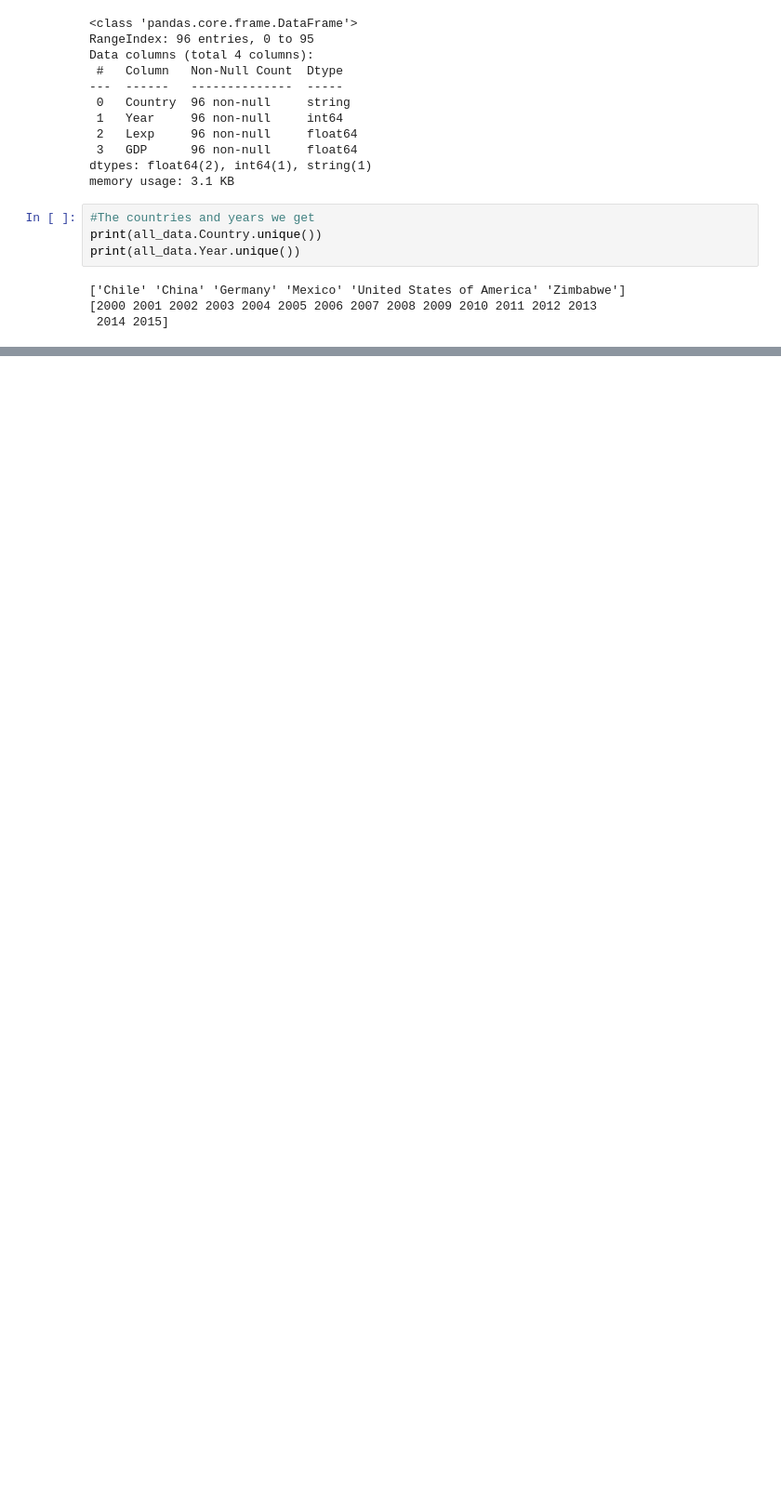
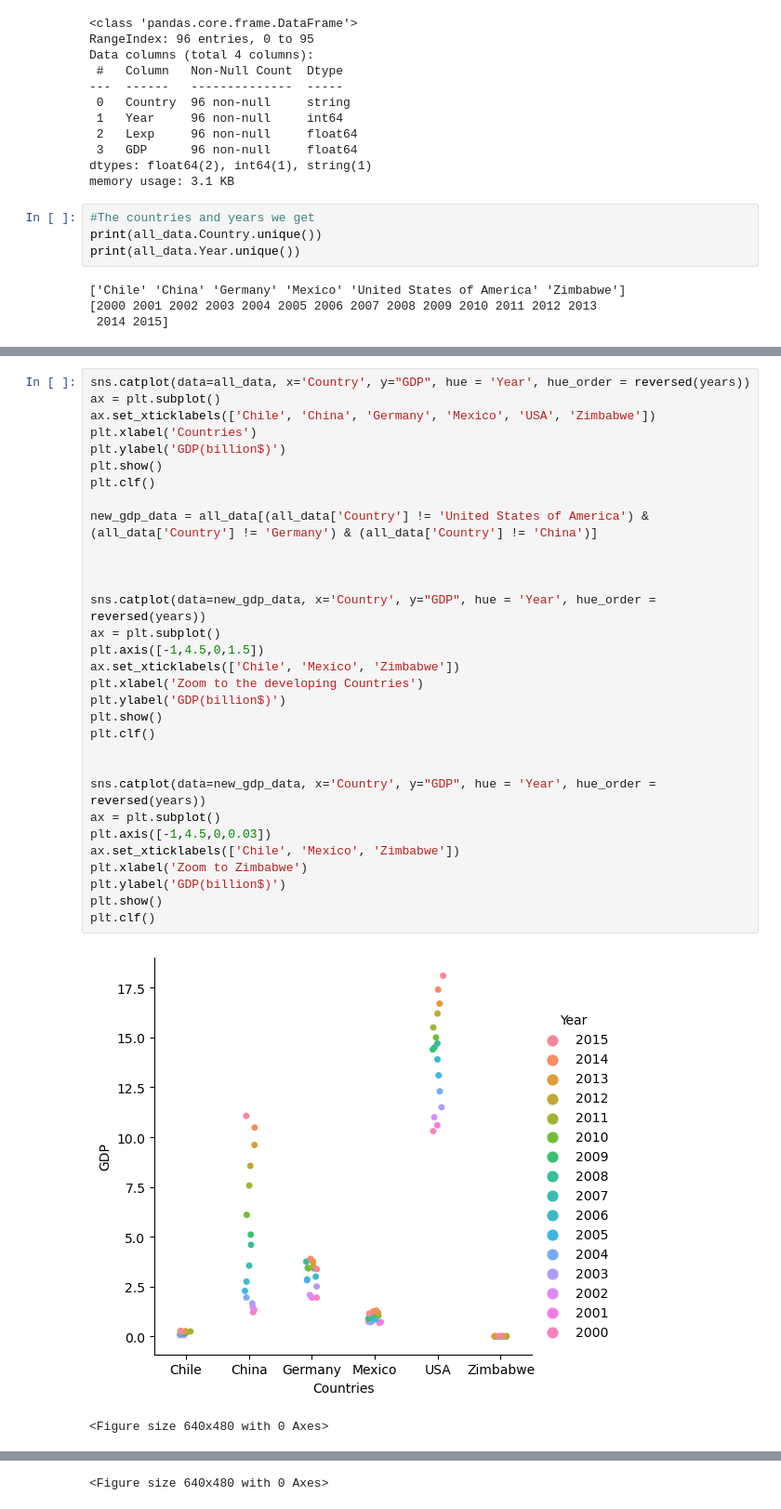
Before and after one commit to SzalayT/AnalyzProjects, a Jupyter notebook: life_expectancy_gdp.ipynb, the cells around one changed output, grey strips where cells are left out. Shown at 93% size. Drawn from its saved outputs; the diff is of its cells as text; blank space fills up the shorter version.

```diff
--- a/life_expectancy_gdp.ipynb
+++ b/life_expectancy_gdp.ipynb
@@ -94,0 +250,34 @@ KeyError: False
+# %%
+sns.catplot(data=all_data, x='Country', y="GDP", hue = 'Year', hue_order = reversed(years))
+ax = plt.subplot()
+ax.set_xticklabels(['Chile', 'China', 'Germany', 'Mexico', 'USA', 'Zimbabwe'])
+plt.xlabel('Countries')
+plt.ylabel('GDP(billion$)')
+plt.show()
+plt.clf()
+
+new_gdp_data = all_data[(all_data['Country'] != 'United States of America') & (all_data['Country'] != 'Germany') & (all_data['Country'] != 'China')]
+
+
+
+sns.catplot(data=new_gdp_data, x='Country', y="GDP", hue = 'Year', hue_order = reversed(years))
+ax = plt.subplot()
+plt.axis([-1,4.5,0,1.5])
+ax.set_xticklabels(['Chile', 'Mexico', 'Zimbabwe'])
+plt.xlabel('Zoom to the developing Countries')
+plt.ylabel('GDP(billion$)')
+plt.show()
+plt.clf()
+
+
+sns.catplot(data=new_gdp_data, x='Country', y="GDP", hue = 'Year', hue_order = reversed(years))
+ax = plt.subplot()
+plt.axis([-1,4.5,0,0.03])
+ax.set_xticklabels(['Chile', 'Mexico', 'Zimbabwe'])
+plt.xlabel('Zoom to Zimbabwe')
+plt.ylabel('GDP(billion$)')
+plt.show()
+plt.clf()
+# %% [output]
+[figure, added]
+<Figure size 640x480 with 0 Axes>
@@ -94,0 +285 @@ KeyError: False
+<Figure size 640x480 with 0 Axes>
```
Also changed, not shown: parts of 9 cells of this notebook, 1 other file.
